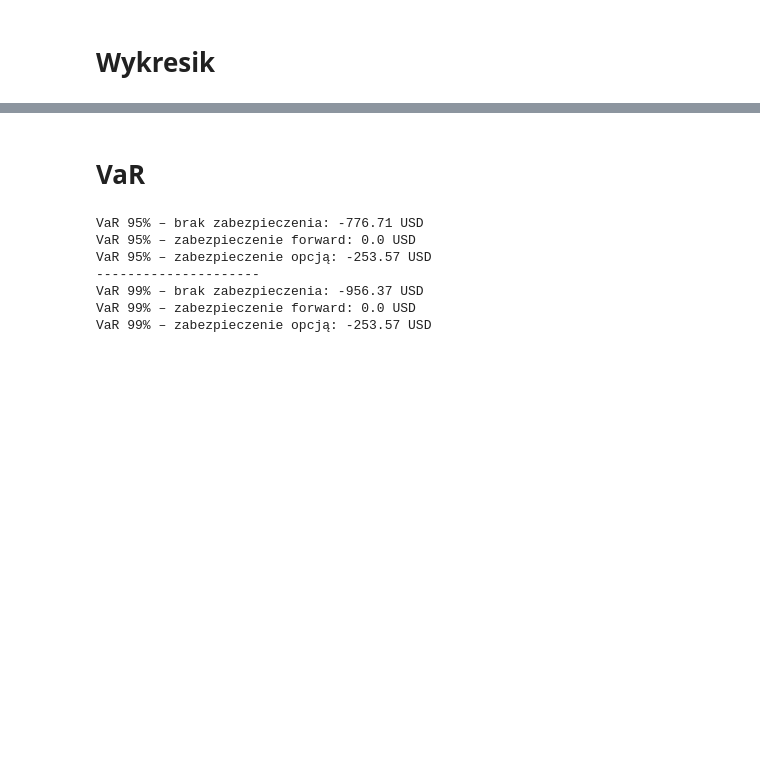
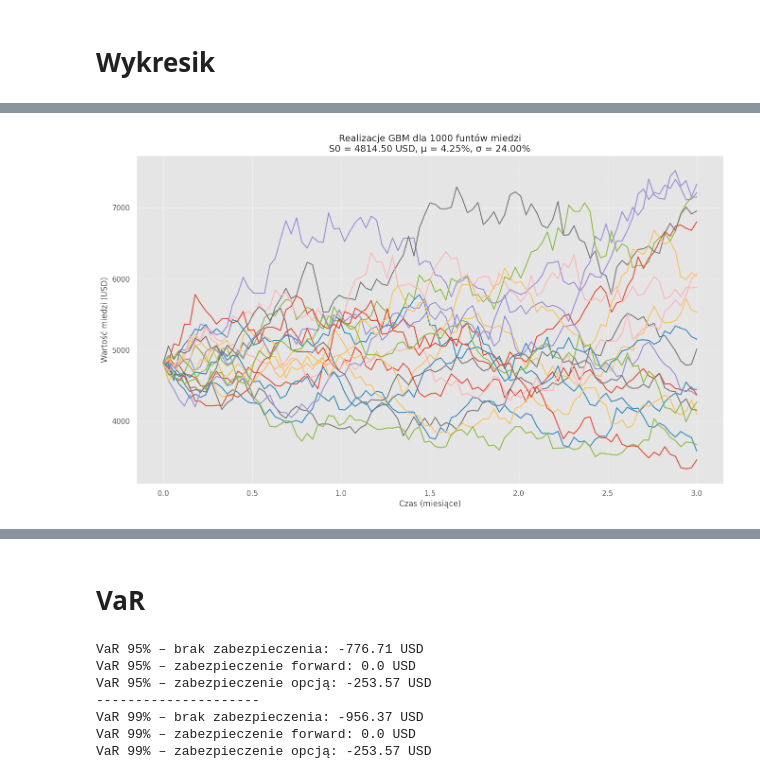
Before and after one commit to mathieuboro/nvidia_risk_management, a Jupyter notebook: projekt-5.ipynb, the cells around one changed output, grey strips where cells are left out. Cells and saved outputs as stored; diff of their text form; code cells hidden in the pictures; blank space fills up the shorter version.

Commit message:
feat: monte carlo sim

```diff
--- a/projekt-5.ipynb
+++ b/projekt-5.ipynb
@@ -152,0 +194,14 @@ plt.show()
+# %%
+def MonteCarlo_sim(S0, T, mu, sigma, n, N):
+    # calc each time step
+    dt = T/n
+    # simulation using numpy arrays
+    St = np.exp(
+        (mu - sigma ** 2 / 2) * dt
+        + sigma * np.random.normal(0, np.sqrt(dt), size=(N,n)).T
+    )
+    # include array of 1's
+    St = np.vstack([np.ones(N), St])
+    # multiply through by S0 and return the cumulative product
+    St = S0 * St.cumprod(axis=0)
+    return St
@@ -152,0 +226,18 @@ plt.show()
+# %%
+# Wizualizacja ścieżek GBM
+liczba_podzialow = 100
+liczba_symulacji = 20
+St = MonteCarlo_sim(S0, T, r, std_a, liczba_podzialow, liczba_symulacji)
+
+# Definicja przedziału czasowego (w miesiącach)
+time = np.linspace(0, 3, liczba_podzialow+1)  # 3 miesiące
+
+plt.figure(figsize=(16, 9))
+plt.plot(time, St * notional)  # mnożymy przez notional (1000 funtów)
+plt.xlabel("Czas (miesiące)", fontsize=12)
+plt.ylabel("Wartość miedzi (USD)", fontsize=12)  # teraz wartość całkowita
+plt.title(f"Realizacje GBM dla {notional} funtów miedzi\nS0 = {S0*notional:.2f} USD, μ = {r:.2%}, σ = {std_a:.2%}", fontsize=14)
+plt.grid(True, linestyle='--', alpha=0.6)
+plt.show()
+# %% [output]
+[figure, added]
```
Also changed, not shown: parts of 11 cells of this notebook, 1 other file.
